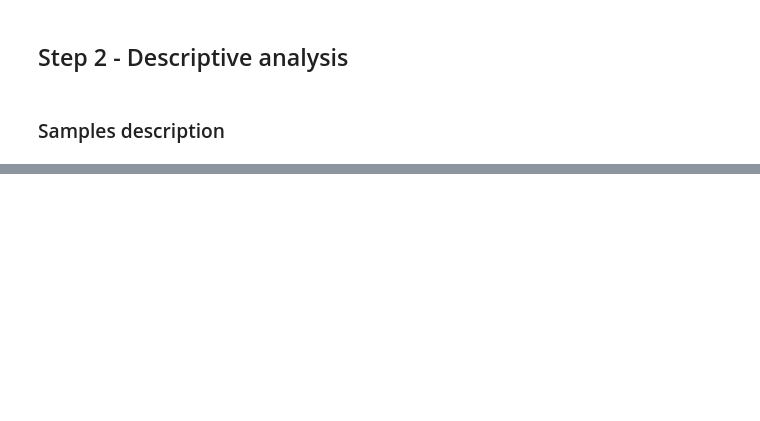
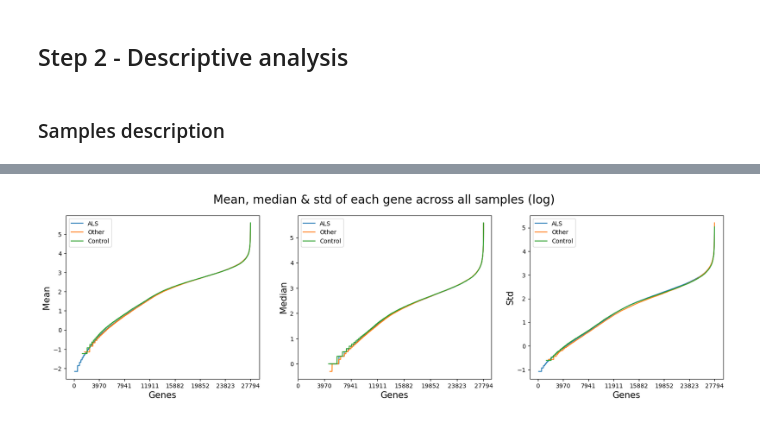
Before and after one commit to Martin-Masson/projet-ml-bioinfo, a Jupyter notebook: data_processing.ipynb, the cells around one changed output, grey strips where cells are left out. Saved outputs shown, nothing was run; the diff lists cells and outputs as text; code cells hidden in the pictures; blank space fills up the shorter version.

```diff
--- a/data_processing.ipynb
+++ b/data_processing.ipynb
@@ -196,0 +364,4 @@ plt.show()
+# %%
+sequences.plot_metrics(log=True)
+# %% [output]
+[figure, added]
```
Also changed, not shown: parts of 24 cells of this notebook, 3 other files.
